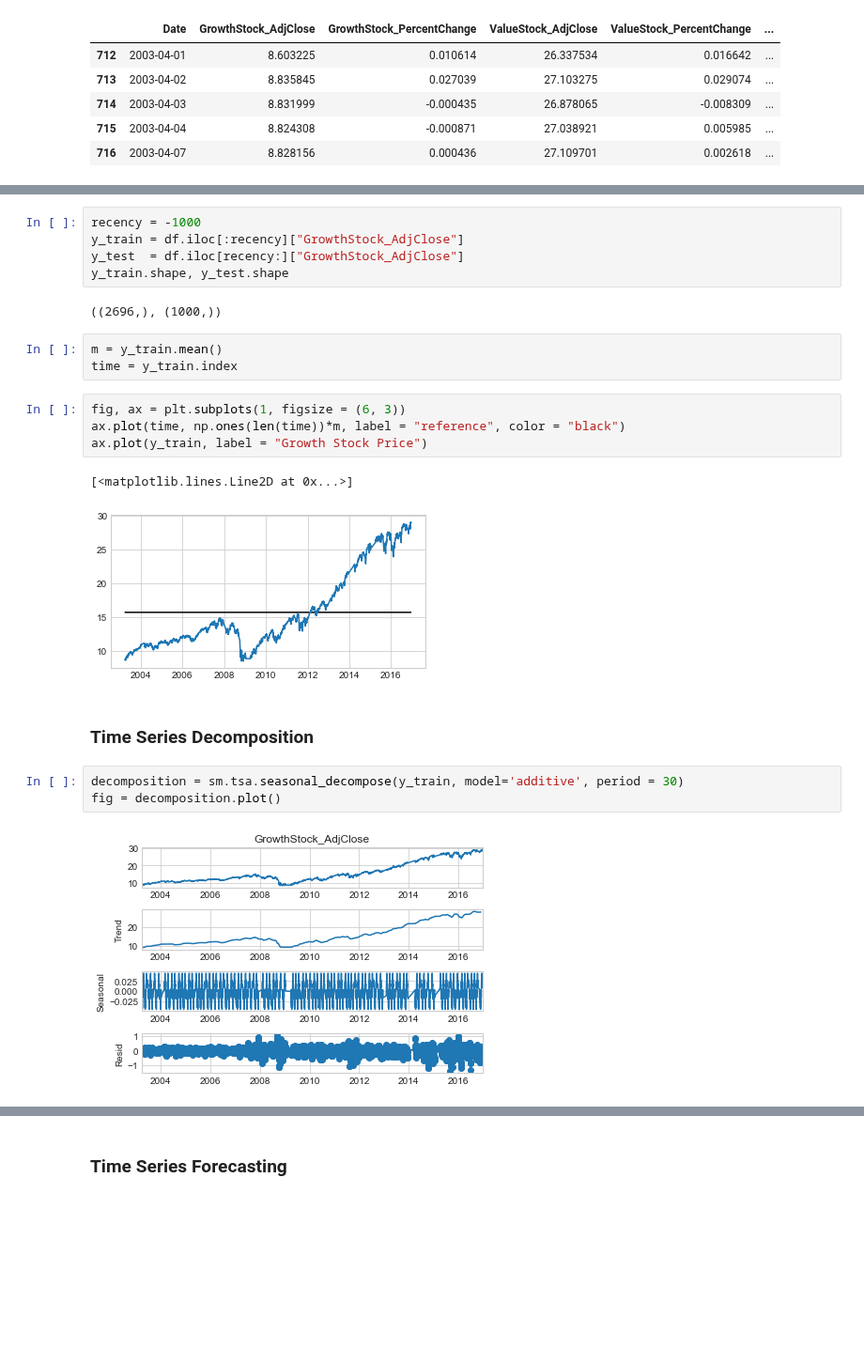
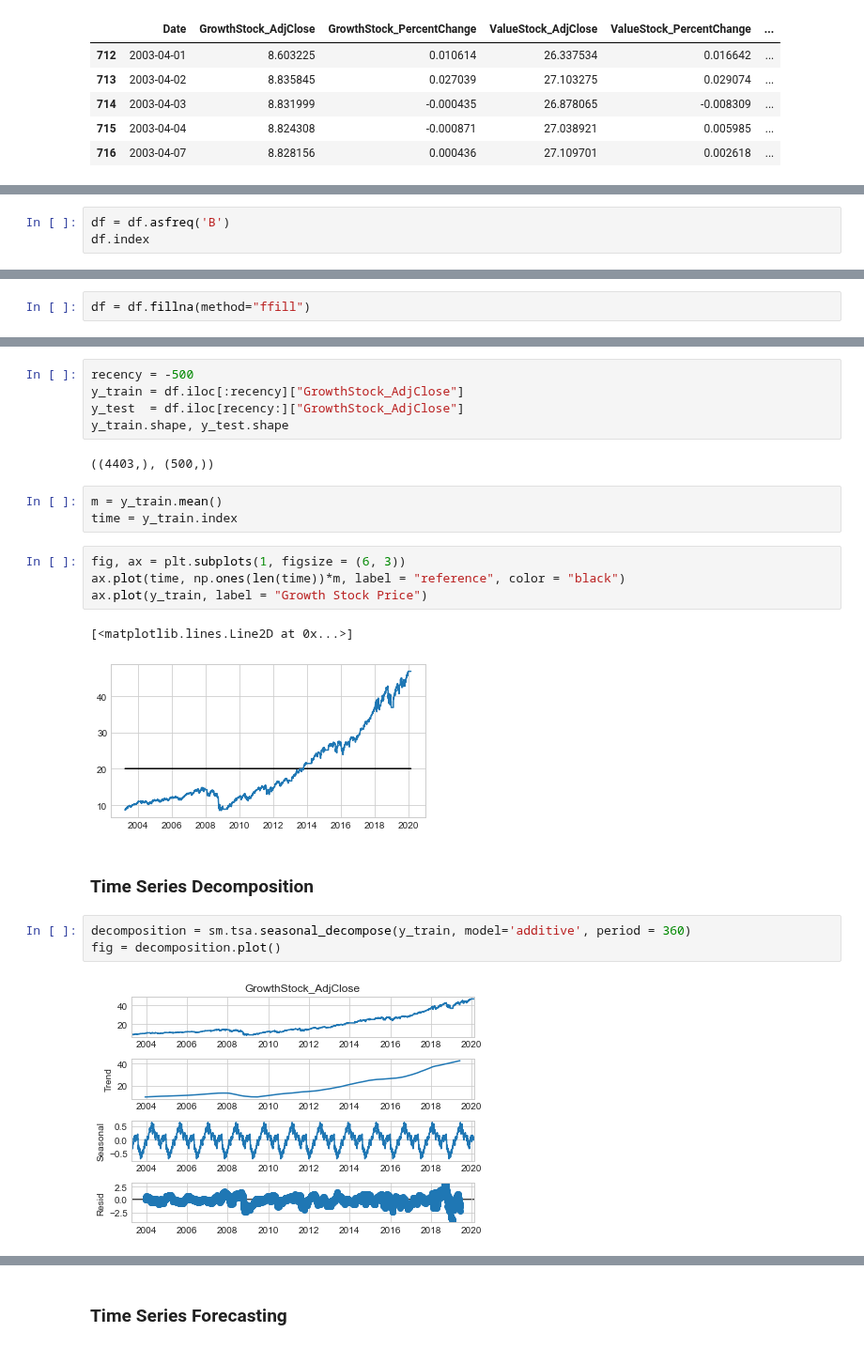
Before and after one commit to lu18cheng/pic16b_stock_analysis, a Jupyter notebook: code/Time Series Modeling.ipynb, the cells around one changed output, grey strips where cells are left out. Shown at 94% size. Cells and saved outputs as stored; diff of their text form; blank space fills up the shorter version.

Commit message:
found better model

```diff
--- a/code/Time Series Modeling.ipynb
+++ b/code/Time Series Modeling.ipynb
@@ -37,0 +59,3 @@ df
+# %%
+df = df.asfreq('B')
+df.index
@@ -37,0 +71,2 @@ df
+# %%
+df = df.fillna(method="ffill")
@@ -38,10 +115,10 @@ df
 # %%
-recency = -1000
+recency = -500
 y_train = df.iloc[:recency]["GrowthStock_AdjClose"]
 y_test  = df.iloc[recency:]["GrowthStock_AdjClose"]
 y_train.shape, y_test.shape
 # %% [output]
-((2696,), (1000,))
+((4403,), (500,))
 # %%
 m = y_train.mean()
 time = y_train.index
@@ -51,14 +128,14 @@ ax.plot(time, np.ones(len(time))*m, label = "reference", color = "black")
 ax.plot(y_train, label = "Growth Stock Price")
 # %% [output]
 [<matplotlib.lines.Line2D at 0x...>]
-[figure, old version]
+[figure, new version]
 # %% [markdown]
 ### Time Series Decomposition
 # %%
-decomposition = sm.tsa.seasonal_decompose(y_train, model='additive', period = 30)
+decomposition = sm.tsa.seasonal_decompose(y_train, model='additive', period = 360)
 fig = decomposition.plot()
 # %% [output]
-[figure, old version]
+[figure, new version]
 # %%
 trend = decomposition.trend
 time = trend.index
```
Also changed, not shown: parts of 17 cells of this notebook.
